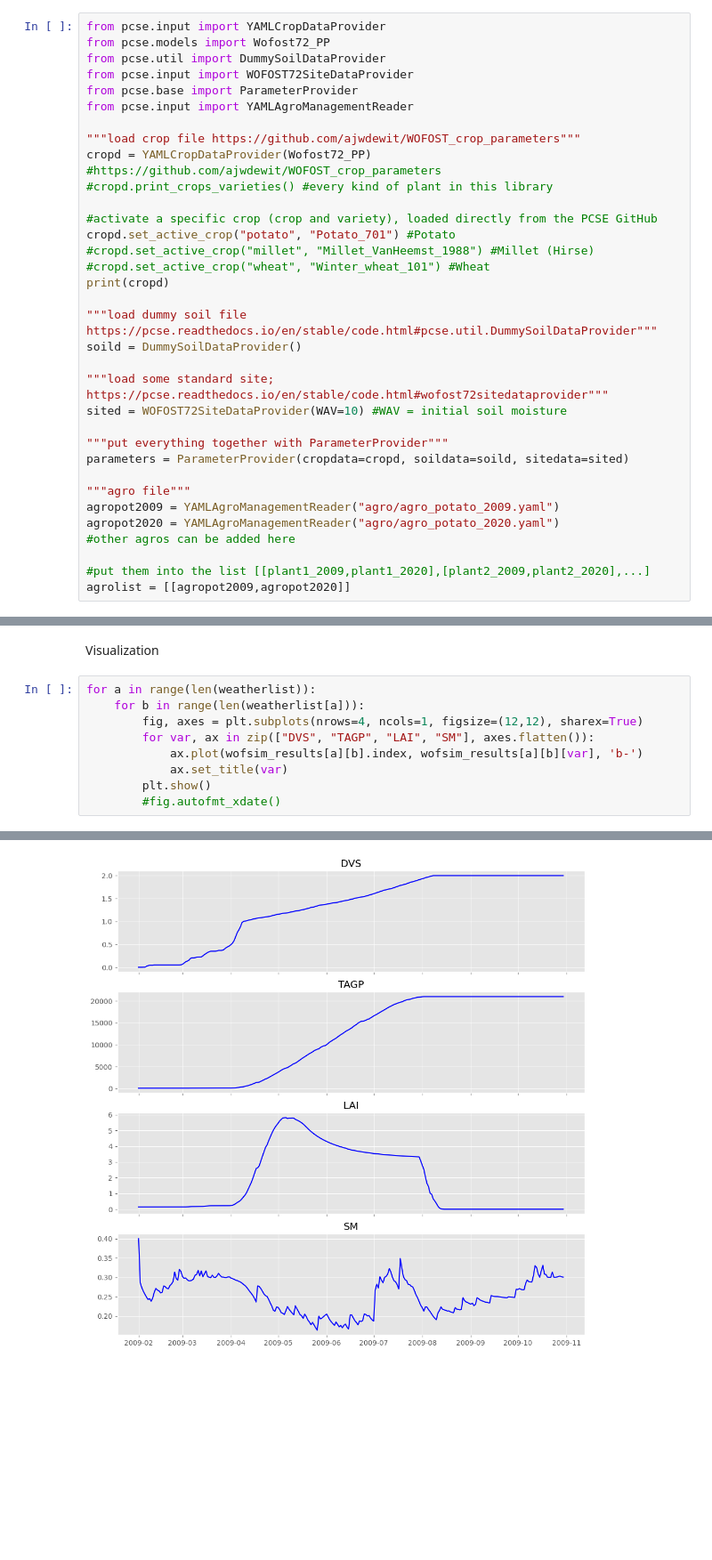
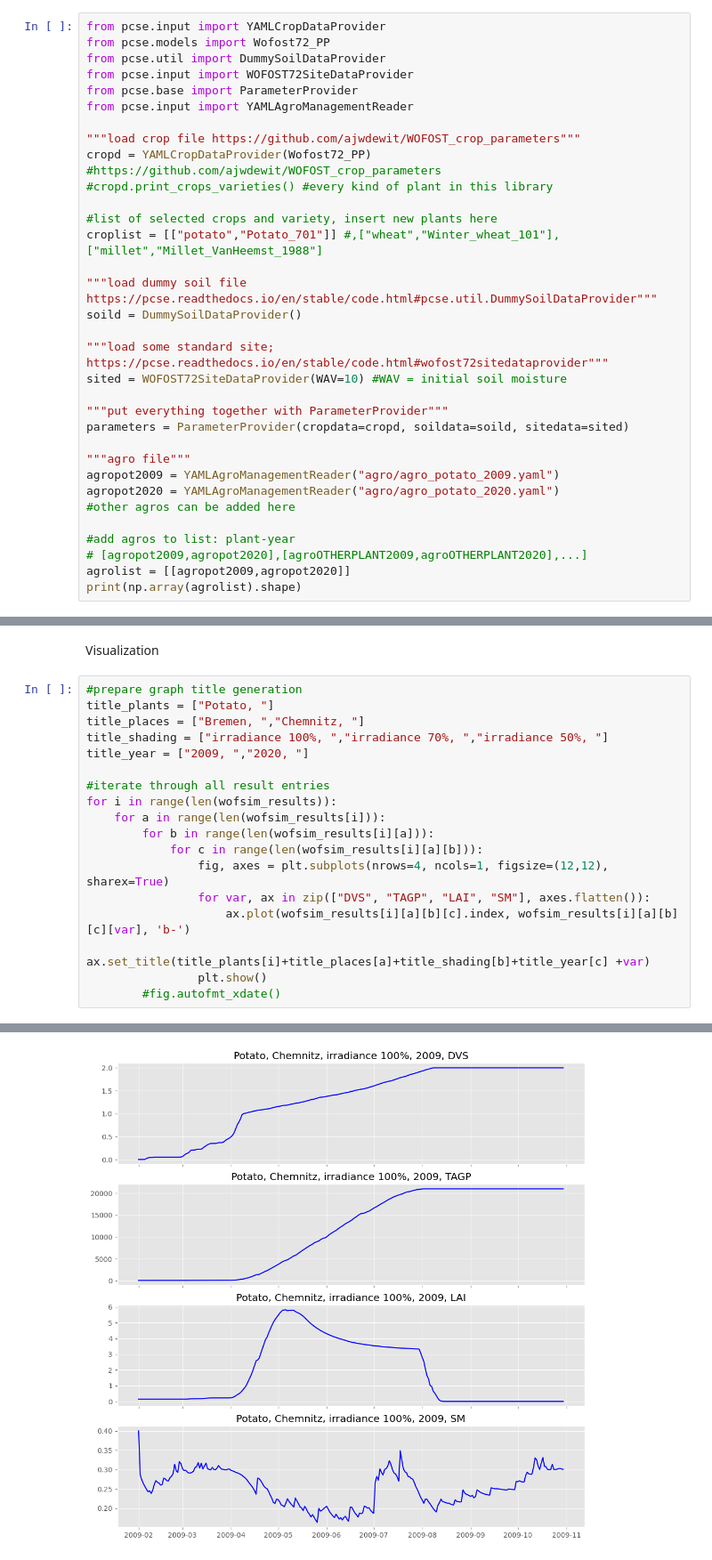
Before and after one commit to Luca2299/Agrivoltaics, a Jupyter notebook: Crop_simulation2.ipynb, the cells around one changed output, grey strips where cells are left out. Shown at 89% size. Cells and saved outputs as stored; diff of their text form; blank space fills up the shorter version.

```diff
--- a/Crop_simulation2.ipynb
+++ b/Crop_simulation2.ipynb
@@ -312,11 +327,8 @@ from pcse.input import YAMLAgroManagementReader
 cropd = YAMLCropDataProvider(Wofost72_PP) #https://github.com/ajwdewit/WOFOST_crop_parameters
 #cropd.print_crops_varieties() #every kind of plant in this library
 
-#activate a specific crop (crop and variety), loaded directly from the PCSE GitHub
-cropd.set_active_crop("potato", "Potato_701") #Potato
-#cropd.set_active_crop("millet", "Millet_VanHeemst_1988") #Millet (Hirse)
-#cropd.set_active_crop("wheat", "Winter_wheat_101") #Wheat
-print(cropd)
+#list of selected crops and variety, insert new plants here
+croplist = [["potato","Potato_701"]] #,["wheat","Winter_wheat_101"],["millet","Millet_VanHeemst_1988"]
 
 """load dummy soil file https://pcse.readthedocs.io/en/stable/code.html#pcse.util.DummySoilDataProvider"""
 soild = DummySoilDataProvider()
@@ -332,6 +344,8 @@ agropot2009 = YAMLAgroManagementReader("agro/agro_potato_2009.yaml")
 agropot2020 = YAMLAgroManagementReader("agro/agro_potato_2020.yaml")
 #other agros can be added here
 
-#put them into the list [[plant1_2009,plant1_2020],[plant2_2009,plant2_2020],...]
+#add agros to list: plant-year
+# [agropot2009,agropot2020],[agroOTHERPLANT2009,agroOTHERPLANT2020],...]
 agrolist = [[agropot2009,agropot2020]]
+print(np.array(agrolist).shape)
 # %% [output]
@@ -359,12 +392,21 @@ for a in range(len(weatherlist)):
 # %% [markdown]
 Visualization
 # %%
-for a in range(len(weatherlist)):
-    for b in range(len(weatherlist[a])):
-        fig, axes = plt.subplots(nrows=4, ncols=1, figsize=(12,12), sharex=True)
-        for var, ax in zip(["DVS", "TAGP", "LAI", "SM"], axes.flatten()):
-            ax.plot(wofsim_results[a][b].index, wofsim_results[a][b][var], 'b-')
-            ax.set_title(var)
-        plt.show()
+#prepare graph title generation
+title_plants = ["Potato, "]
+title_places = ["Bremen, ","Chemnitz, "]
+title_shading = ["irradiance 100%, ","irradiance 70%, ","irradiance 50%, "]
+title_year = ["2009, ","2020, "]
+
+#iterate through all result entries
+for i in range(len(wofsim_results)):
+    for a in range(len(wofsim_results[i])):
+        for b in range(len(wofsim_results[i][a])):
+            for c in range(len(wofsim_results[i][a][b])):
+                fig, axes = plt.subplots(nrows=4, ncols=1, figsize=(12,12), sharex=True)
+                for var, ax in zip(["DVS", "TAGP", "LAI", "SM"], axes.flatten()):
+                    ax.plot(wofsim_results[i][a][b][c].index, wofsim_results[i][a][b][c][var], 'b-')
+                    ax.set_title(title_plants[i]+title_places[a]+title_shading[b]+title_year[c] +var)
+                plt.show()
         #fig.autofmt_xdate()
 # %% [output]
@@ -373 +415 @@ for a in range(len(weatherlist)):
-[figure, old version]
+[figure, new version]
```
Also changed, not shown: parts of 4 cells of this notebook.
